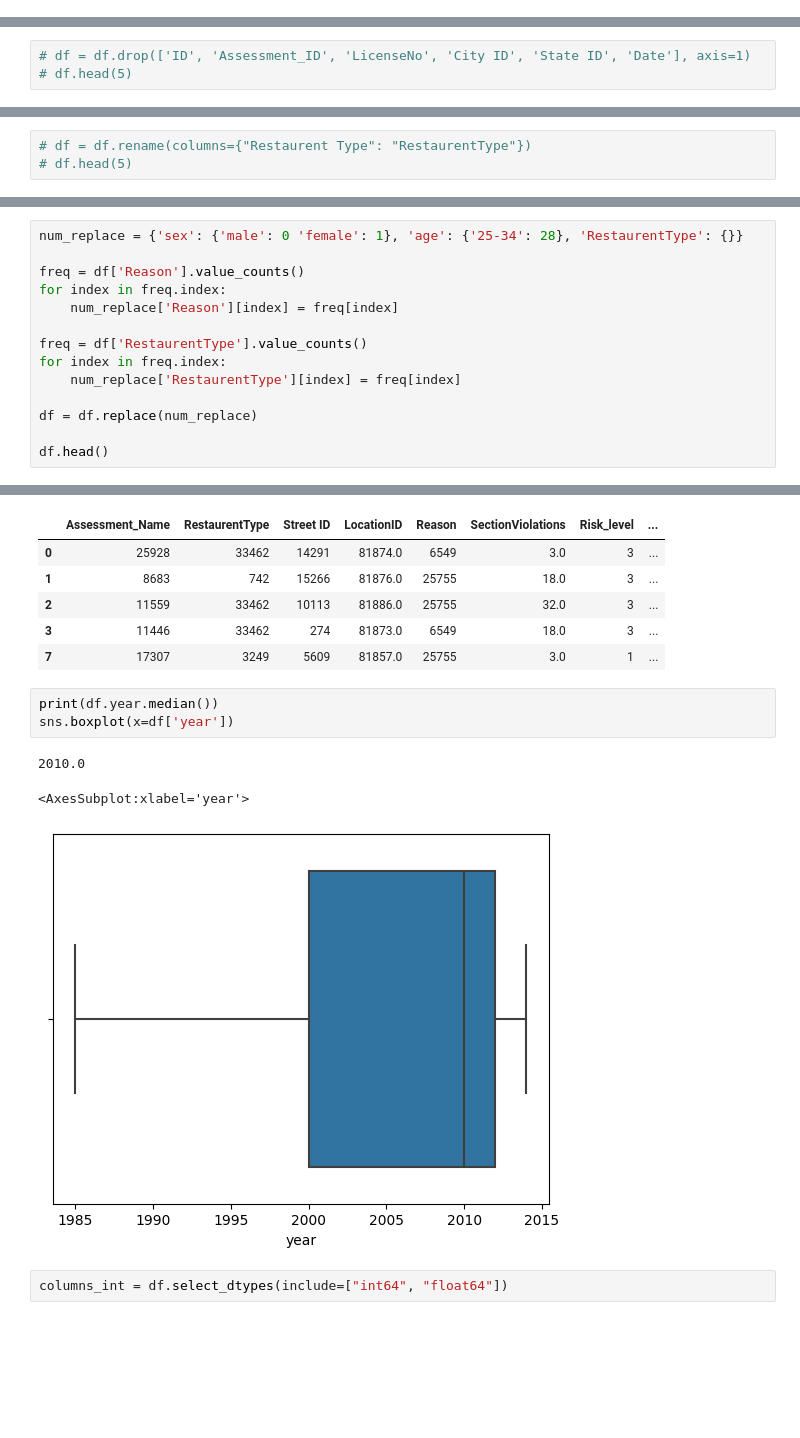
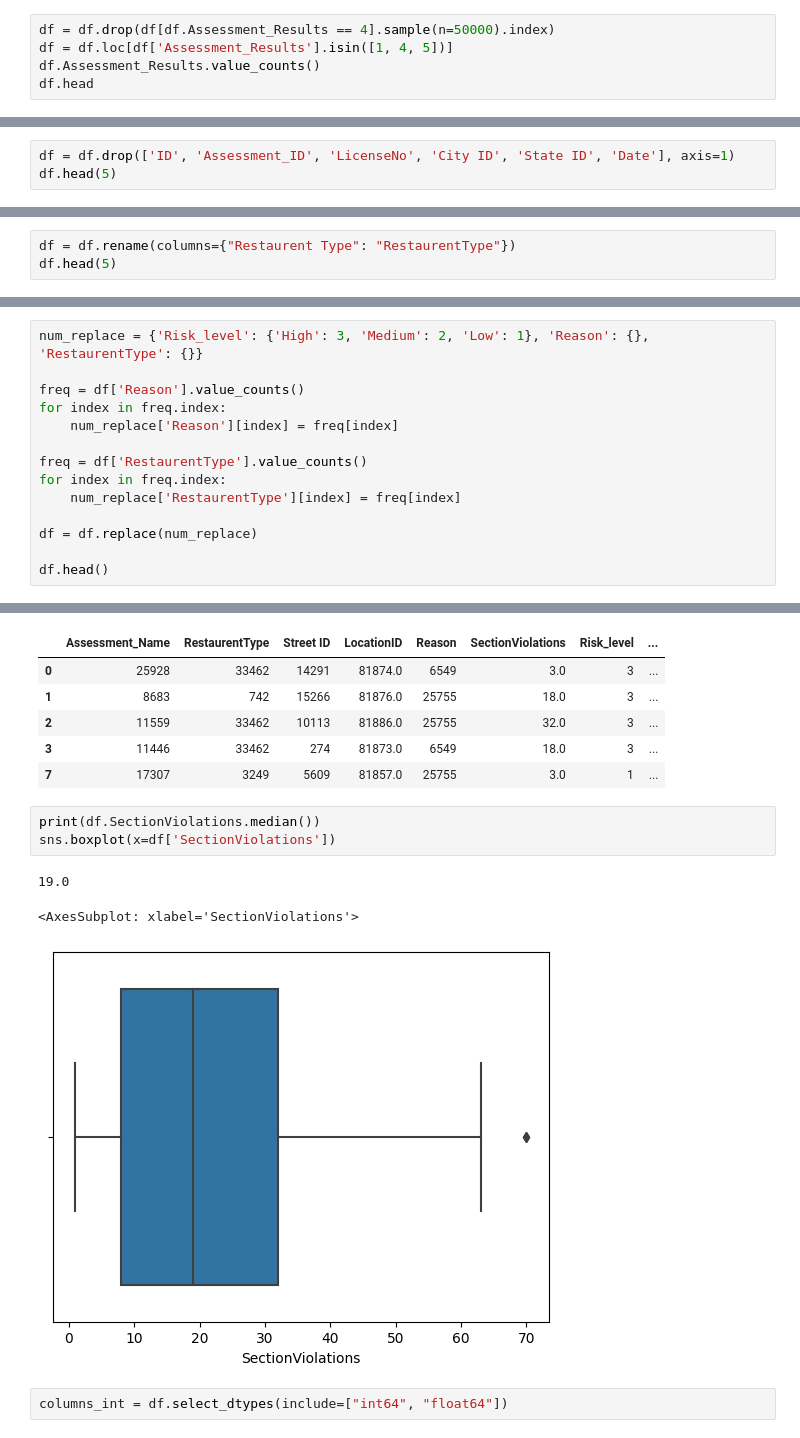
Before and after one commit to musicfreakt/algst, a Jupyter notebook: ml/lab1.ipynb, the cells around one changed output, grey strips where cells are left out. Drawn from its saved outputs; the diff is of its cells as text; blank space fills up the shorter version.

```diff
--- a/ml/lab1.ipynb
+++ b/ml/lab1.ipynb
@@ -61,0 +80,5 @@ Name: generation, dtype: int64
+# %%
+df = df.drop(df[df.Assessment_Results == 4].sample(n=50000).index)
+df = df.loc[df['Assessment_Results'].isin([1, 4, 5])]
+df.Assessment_Results.value_counts()
+df.head
@@ -103,3 +157,3 @@ dtype: object
 # %%
-# df = df.drop(['ID', 'Assessment_ID', 'LicenseNo', 'City ID', 'State ID', 'Date'], axis=1)
-# df.head(5)
+df = df.drop(['ID', 'Assessment_ID', 'LicenseNo', 'City ID', 'State ID', 'Date'], axis=1)
+df.head(5)
@@ -112,5 +173,5 @@ dtype: object
 # %% [markdown]
 В данном случае большинство названий столбцов нечитаемы, поэтому переименуем их.
 # %%
-# df = df.rename(columns={"Restaurent Type": "RestaurentType"})
-# df.head(5)
+df = df.rename(columns={"Restaurent Type": "RestaurentType"})
+df.head(5)
@@ -261,5 +295,5 @@ Name: age, dtype: int64
 # %%
-num_replace = {'sex': {'male': 0 'female': 1}, 'age': {'25-34': 28}, 'RestaurentType': {}}
+num_replace = {'Risk_level': {'High': 3, 'Medium': 2, 'Low': 1}, 'Reason': {}, 'RestaurentType': {}}
 
 freq = df['Reason'].value_counts()
 for index in freq.index:
@@ -306,12 +347,12 @@ df.head()
 | 3 | 11446 | 33462 | 274 | 81873.0 | 6549 | 18.0 | 3 | ... |
 | 7 | 17307 | 3249 | 5609 | 81857.0 | 25755 | 3.0 | 1 | ... |
 # %%
-print(df.year.median())
-sns.boxplot(x=df['year'])
+print(df.SectionViolations.median())
+sns.boxplot(x=df['SectionViolations'])
 # %% [output]
-2010.0
+19.0
-<AxesSubplot:xlabel='year'>
+<AxesSubplot: xlabel='SectionViolations'>
-[figure, old version]
+[figure, new version]
 # %%
 columns_int = df.select_dtypes(include=["int64", "float64"])
 # %%
```
Also changed, not shown: parts of 26 cells of this notebook, 1 other file.
